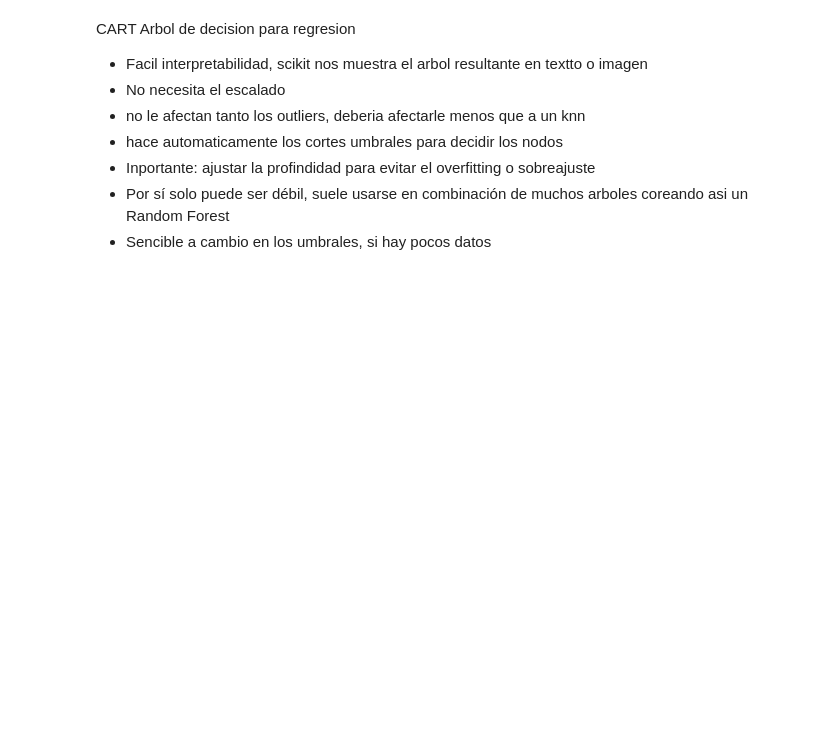
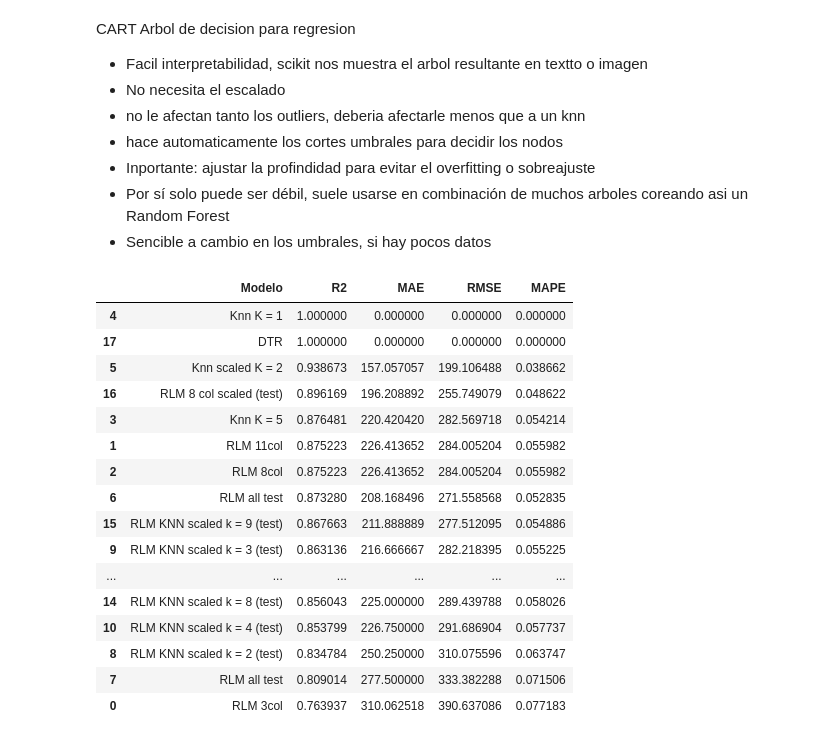
Before and after one commit to ceciorosco/Cecilia-Repositorio, a Jupyter notebook: Modulo 5/Regreciones_Cecilia.ipynb, the cells around one changed output. Cells and saved outputs as stored; diff of their text form; code cells hidden in the pictures; blank space fills up the shorter version.

```diff
--- a/Modulo 5/Regreciones_Cecilia.ipynb
+++ b/Modulo 5/Regreciones_Cecilia.ipynb
@@ -263,3 +406,38 @@ CART Arbol de decision para regresion
 * Inportante: ajustar la profindidad para evitar el overfitting o sobreajuste
 * Por sí solo puede ser débil, suele usarse en combinación de muchos arboles coreando asi un Random Forest
 * Sencible a cambio en los umbrales, si hay pocos datos
+# %%
+#sin particionamiento
+from sklearn.tree import DecisionTreeRegressor, export_text, plot_tree
+# 2 a 10 niveles de profundidad
+
+model = DecisionTreeRegressor()
+model.fit(X, y)
+
+y_pred = model.predict(X)
+
+r2 = r2_score(y, y_pred)
+mae = mean_absolute_error(y, y_pred)
+rmse = root_mean_squared_error(y, y_pred)
+mape = mean_absolute_percentage_error(y, y_pred)
+
+df_resultados.loc[len(df_resultados)] = ['DTR ' , r2, mae, rmse, mape]
+df_resultados.sort_values('R2', ascending=False)
+# %% [output]
+|  | Modelo | R2 | MAE | RMSE | MAPE |
+| 4 | Knn K = 1 | 1.000000 | 0.000000 | 0.000000 | 0.000000 |
+| 17 | DTR | 1.000000 | 0.000000 | 0.000000 | 0.000000 |
+| 5 | Knn scaled K = 2 | 0.938673 | 157.057057 | 199.106488 | 0.038662 |
+| 16 | RLM 8 col scaled (test) | 0.896169 | 196.208892 | 255.749079 | 0.048622 |
+| 3 | Knn K = 5 | 0.876481 | 220.420420 | 282.569718 | 0.054214 |
+| 1 | RLM 11col | 0.875223 | 226.413652 | 284.005204 | 0.055982 |
+| 2 | RLM 8col | 0.875223 | 226.413652 | 284.005204 | 0.055982 |
+| 6 | RLM all test | 0.873280 | 208.168496 | 271.558568 | 0.052835 |
+| 15 | RLM KNN scaled k = 9 (test) | 0.867663 | 211.888889 | 277.512095 | 0.054886 |
+| 9 | RLM KNN scaled k = 3 (test) | 0.863136 | 216.666667 | 282.218395 | 0.055225 |
+| ... | ... | ... | ... | ... | ... |
+| 14 | RLM KNN scaled k = 8 (test) | 0.856043 | 225.000000 | 289.439788 | 0.058026 |
+| 10 | RLM KNN scaled k = 4 (test) | 0.853799 | 226.750000 | 291.686904 | 0.057737 |
+| 8 | RLM KNN scaled k = 2 (test) | 0.834784 | 250.250000 | 310.075596 | 0.063747 |
+| 7 | RLM all test | 0.809014 | 277.500000 | 333.382288 | 0.071506 |
+| 0 | RLM 3col | 0.763937 | 310.062518 | 390.637086 | 0.077183 |
```
Also changed, not shown: parts of 29 cells of this notebook, 3 other files.
